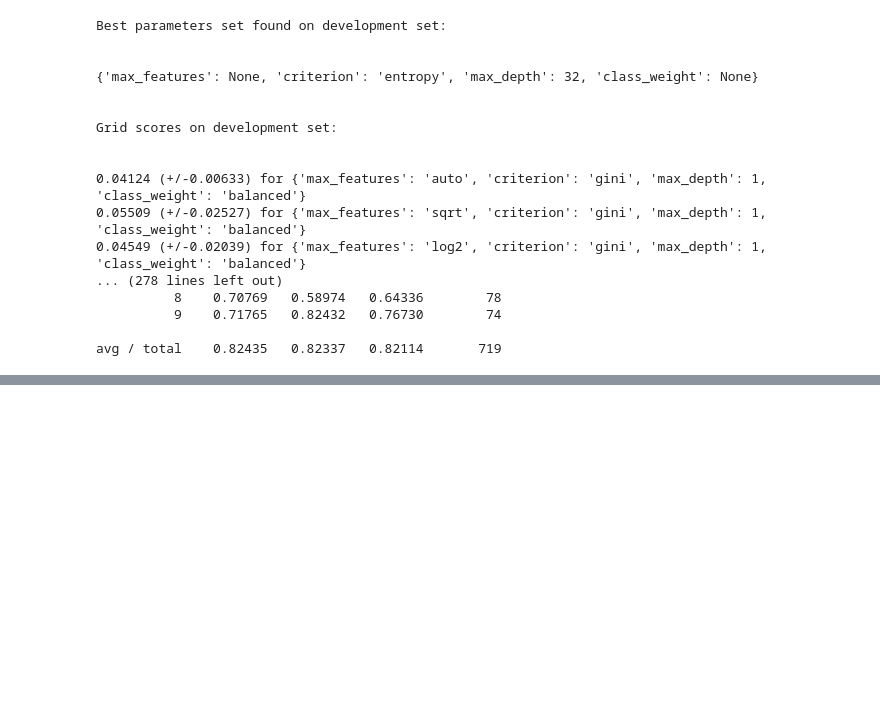
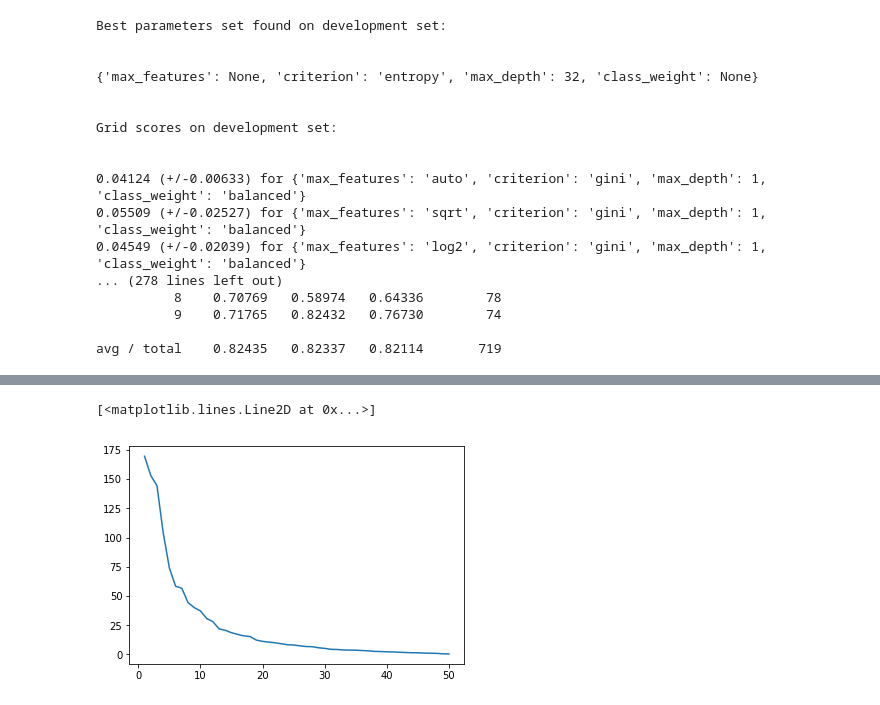
Before and after one commit to mhassell/mnist, a Jupyter notebook: decision_tree.ipynb, the cells around one changed output, grey strips where cells are left out. Cells and saved outputs as stored; diff of their text form; code cells hidden in the pictures; blank space fills up the shorter version.

```diff
--- a/decision_tree.ipynb
+++ b/decision_tree.ipynb
@@ -124,0 +148,7 @@ avg / total    0.82435   0.82337   0.82114       719
+# %%
+# let's see how much variance we capture with each component
+comp_range = range(1,nComp+1)
+plt.plot(comp_range,pca.explained_variance_)
+# %% [output]
+[<matplotlib.lines.Line2D at 0x...>]
+[figure, added]
```
Also changed, not shown: parts of 10 cells of this notebook.
